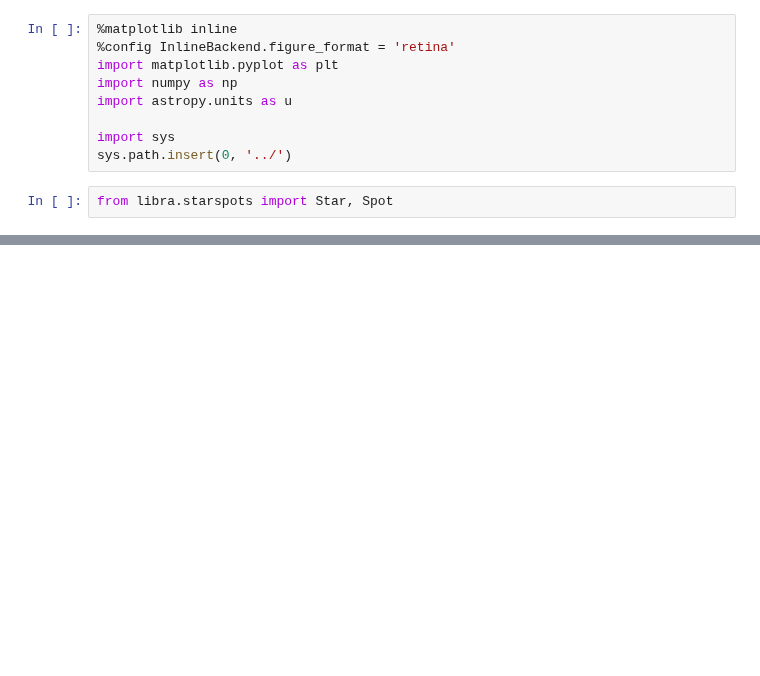
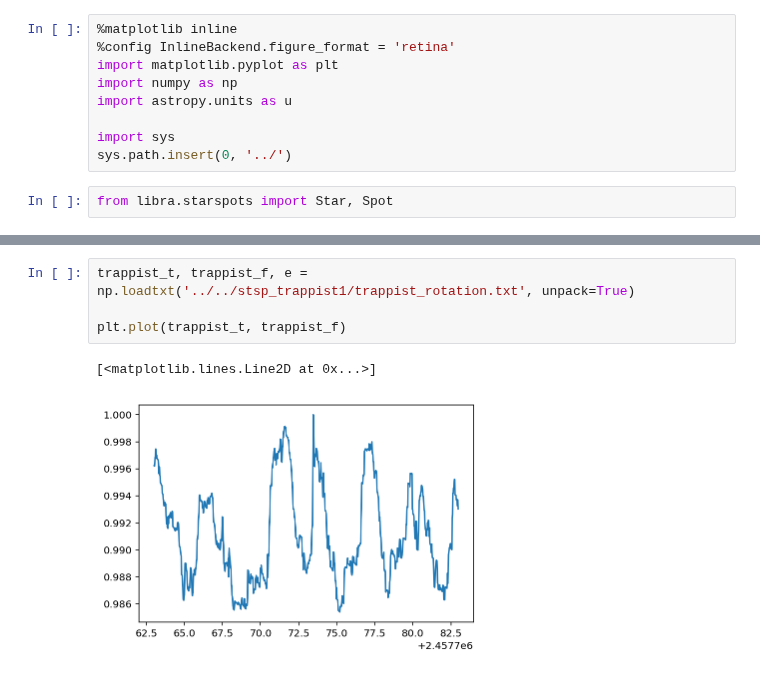
Before and after one commit to bmorris3/libra, a Jupyter notebook: notebooks/spotrotation.ipynb, the cells around one changed output, grey strips where cells are left out. Saved outputs shown, nothing was run; the diff lists cells and outputs as text; blank space fills up the shorter version.

```diff
--- a/notebooks/spotrotation.ipynb
+++ b/notebooks/spotrotation.ipynb
@@ -29,0 +30,7 @@ sun.plot()
+# %%
+trappist_t, trappist_f, e = np.loadtxt('../../stsp_trappist1/trappist_rotation.txt', unpack=True)
+
+plt.plot(trappist_t, trappist_f)
+# %% [output]
+[<matplotlib.lines.Line2D at 0x...>]
+[figure, added]
```
Also changed, not shown: parts of 4 cells of this notebook, 8 other files.
